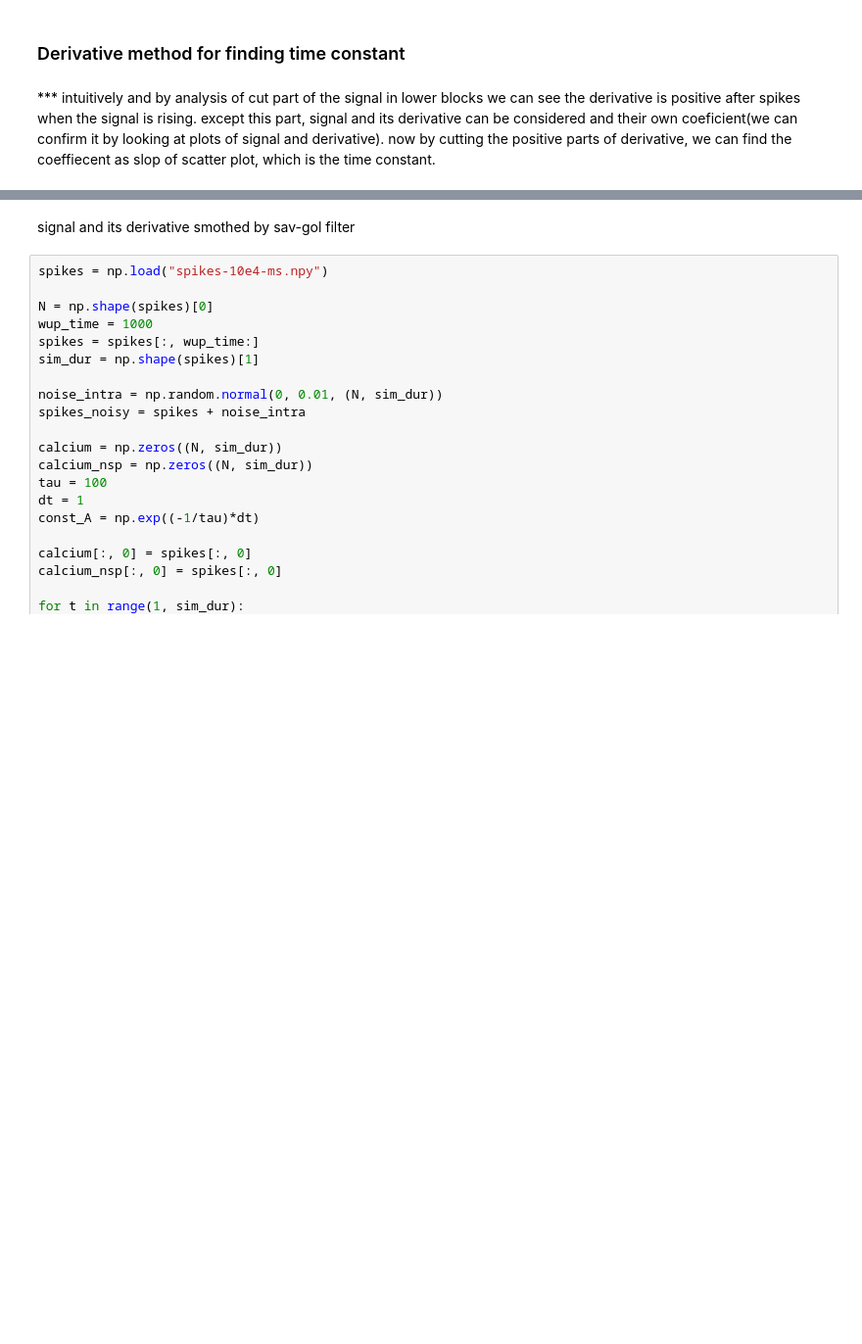
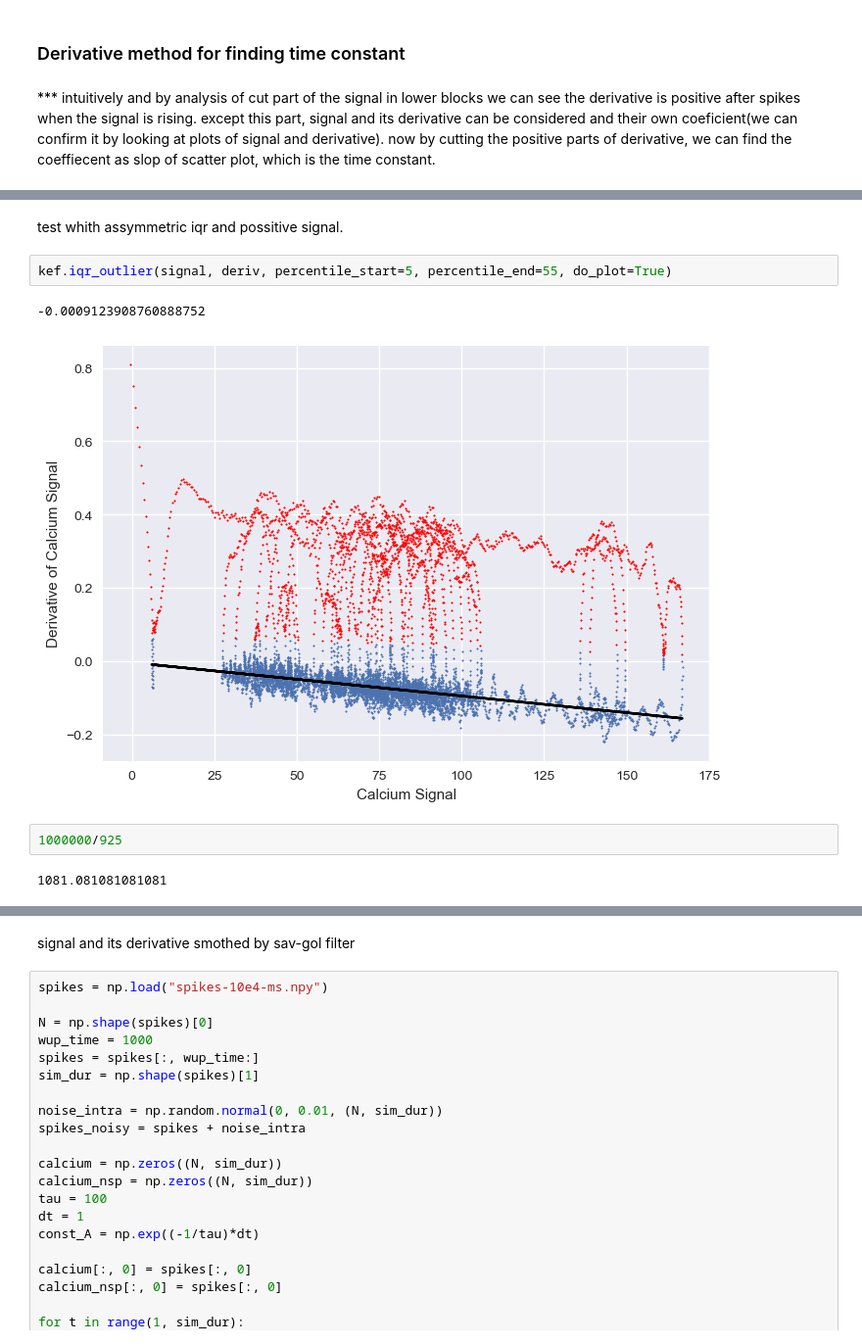
Before and after one commit to mjoudy/Calcium---AR, a Jupyter notebook: pre-processing-for-stefan.ipynb, the cells around one changed output, grey strips where cells are left out. Shown at 98% size. Saved outputs shown, nothing was run; the diff lists cells and outputs as text; blank space fills up the shorter version.

Commit message:
some tests and interactive analysis.

```diff
--- a/pre-processing-for-stefan.ipynb
+++ b/pre-processing-for-stefan.ipynb
@@ -489,0 +508,11 @@ Time constant:  306.263099428118
+# %% [markdown]
+test whith assymmetric iqr and possitive signal.
+# %%
+kef.iqr_outlier(signal, deriv, percentile_start=5, percentile_end=55, do_plot=True)
+# %% [output]
+-0.0009123908760888752
+[figure, added]
+# %%
+1000000/925
+# %% [output]
+1081.081081081081
```
Also changed, not shown: parts of 13 cells of this notebook, 2 other files.
